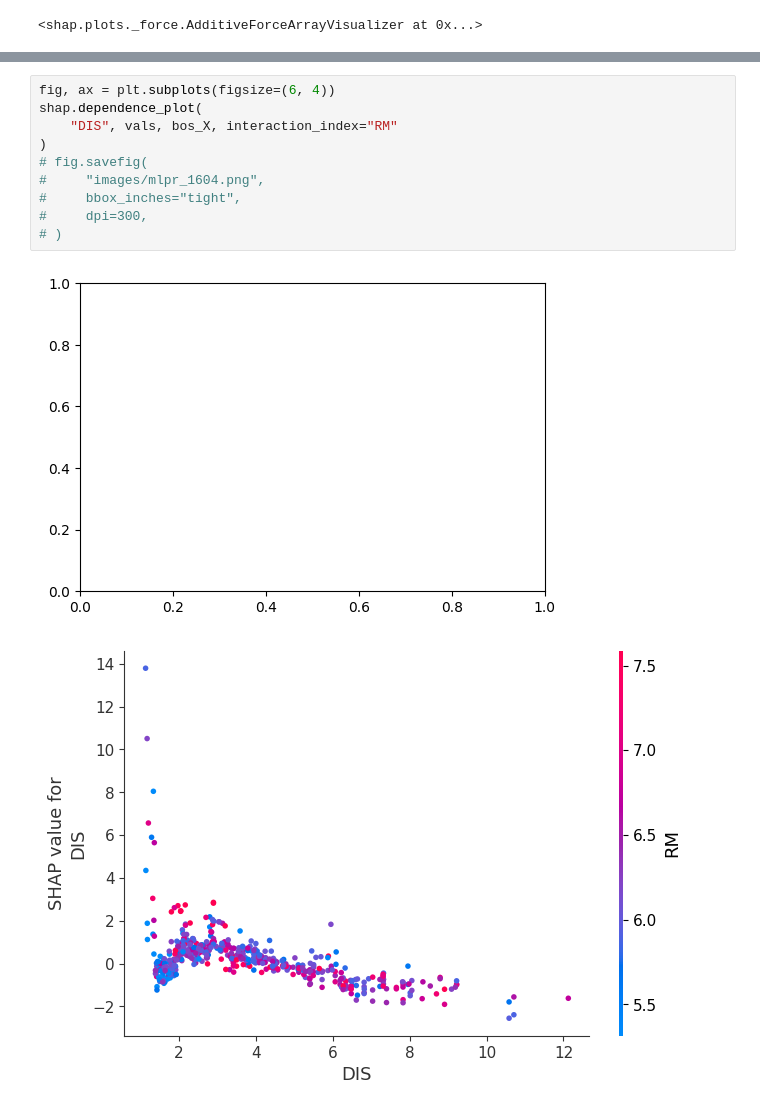
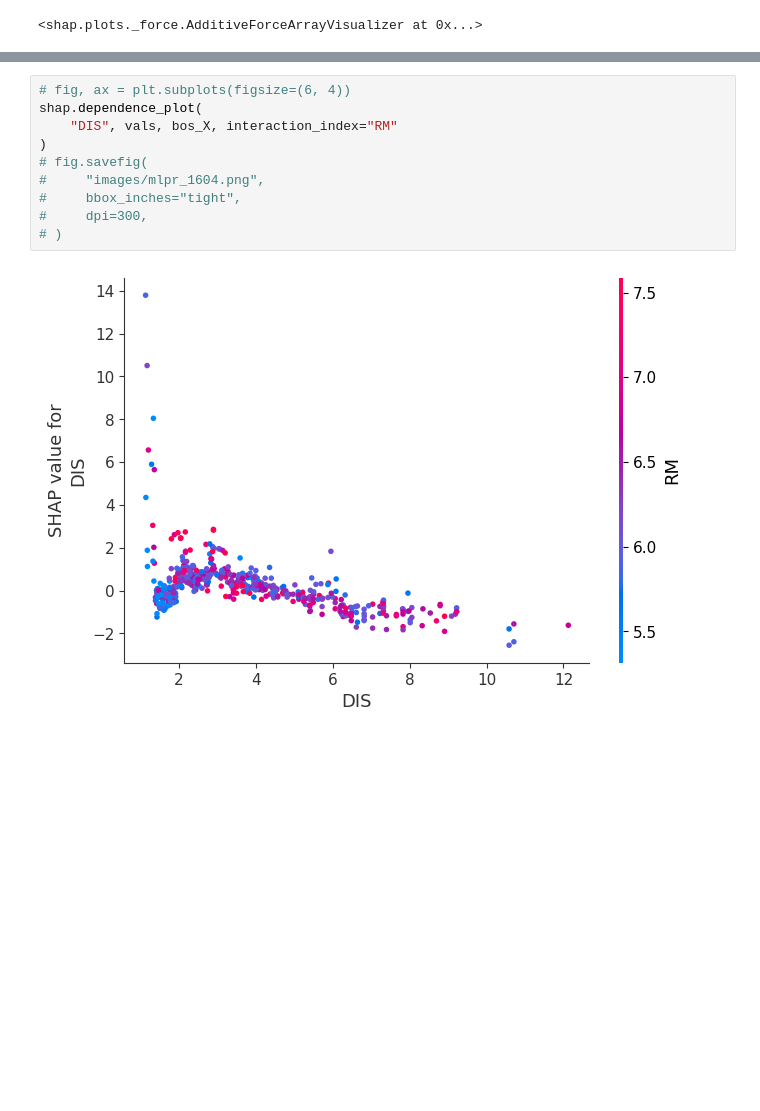
Before and after one commit to nglaz0v/ml_pocket_reference, a Jupyter notebook: ch16_Explaining_Regression_Models.ipynb, the cells around one changed output, grey strips where cells are left out. Cells and saved outputs as stored; diff of their text form; blank space fills up the shorter version.

```diff
--- a/ch16_Explaining_Regression_Models.ipynb
+++ b/ch16_Explaining_Regression_Models.ipynb
@@ -105,14 +104,13 @@ shap.dependence_plot("LSTAT", vals, bos_X)
 # %%
-fig, ax = plt.subplots(figsize=(6, 4))
+# fig, ax = plt.subplots(figsize=(6, 4))
 shap.dependence_plot(
     "DIS", vals, bos_X, interaction_index="RM"
 )
 # fig.savefig(
 #     "images/mlpr_1604.png",
 #     bbox_inches="tight",
 #     dpi=300,
 # )
 # %% [output]
-[figure, old version]
+[figure, new version]
-[figure, removed]
 # %%
```
Also changed, not shown: parts of 2 cells of this notebook, 5 other files.
